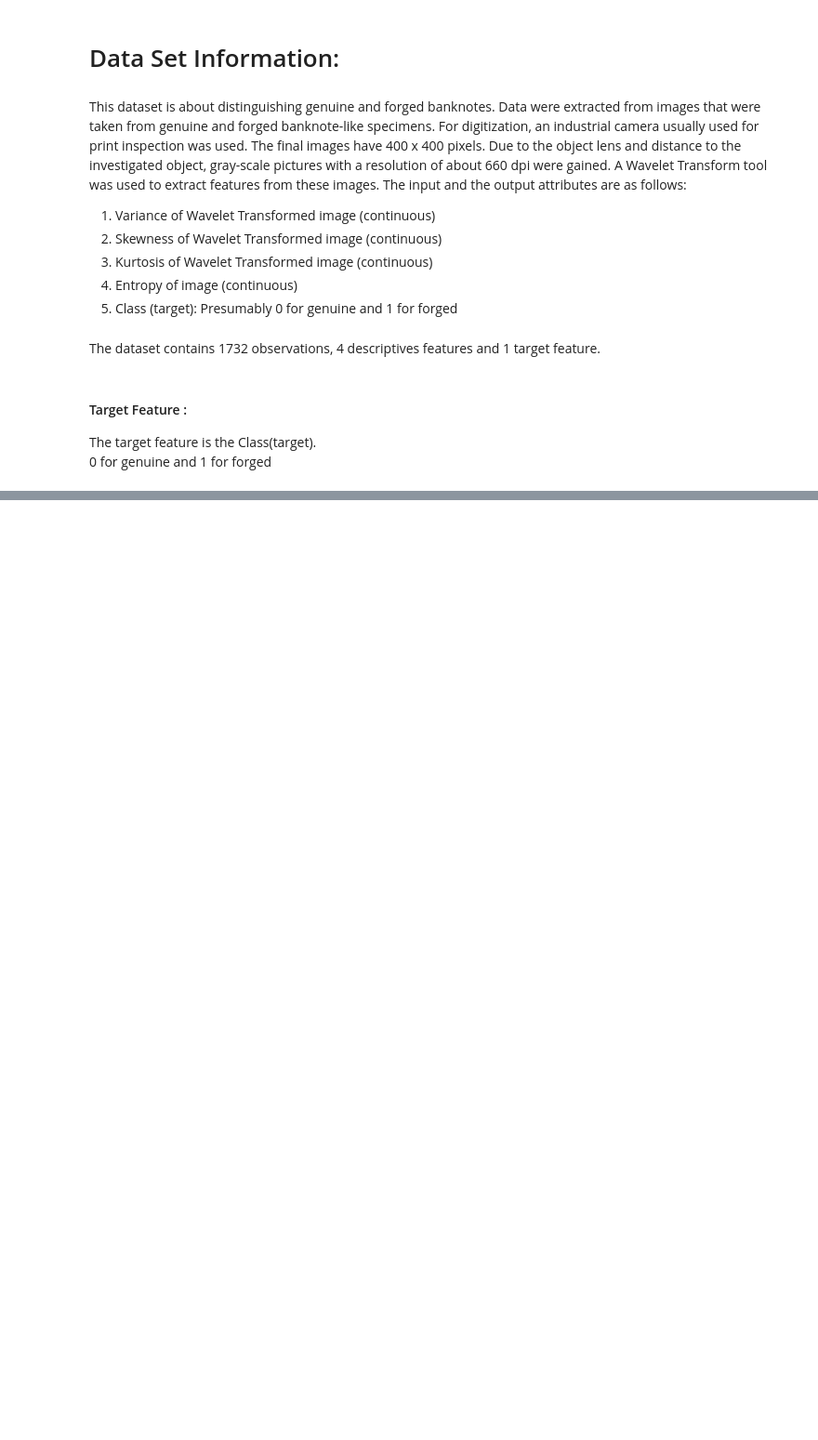
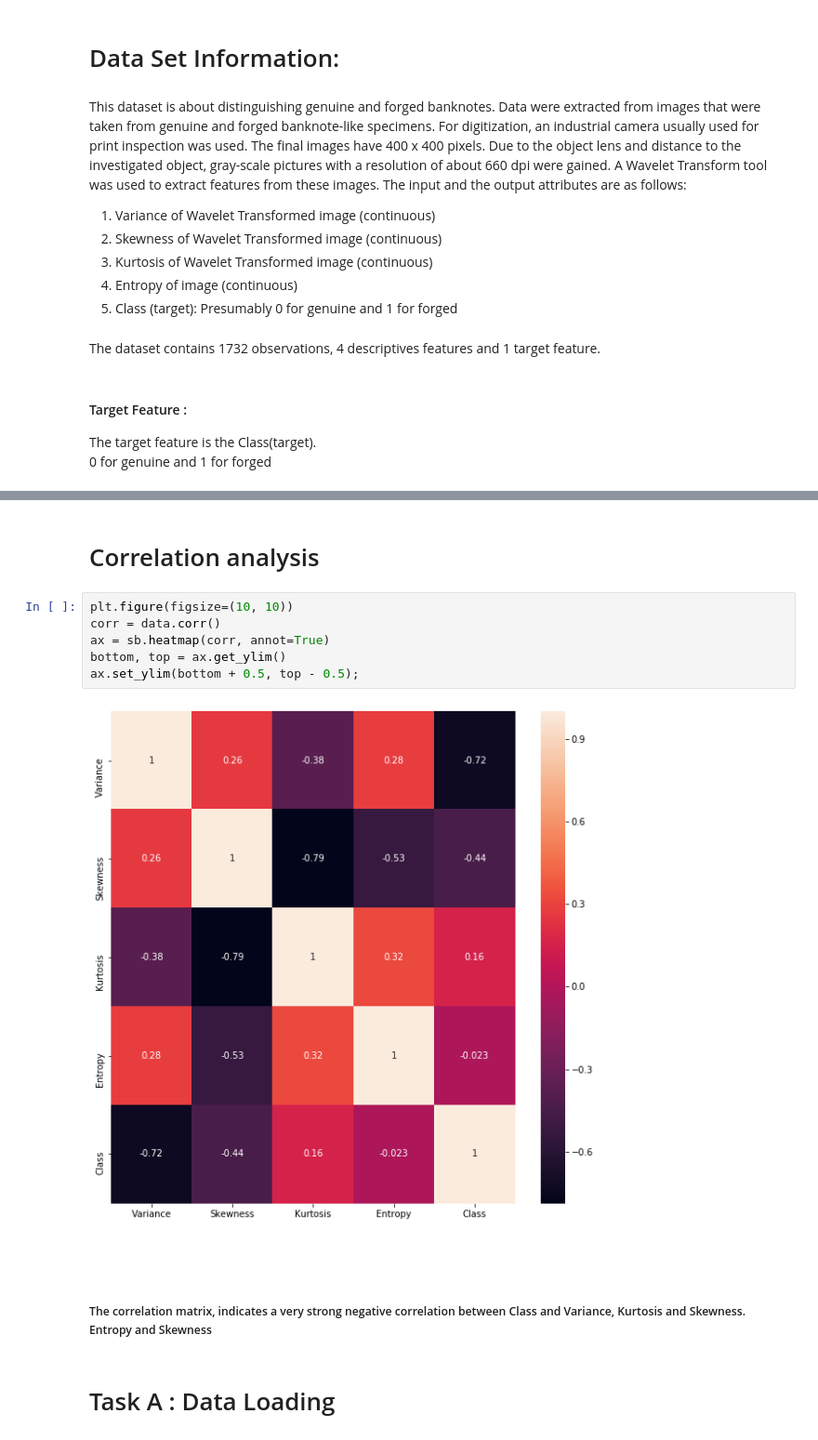
Before and after one commit to kartikm0021/Machine_Learning_Algorithms, a Jupyter notebook: Logistic_Regression/report/kartik_mahadevan_report.ipynb, the cells around one changed output, grey strips where cells are left out. Shown at 93% size. Saved outputs shown, nothing was run; the diff lists cells and outputs as text; blank space fills up the shorter version.

```diff
--- a/Logistic_Regression/report/kartik_mahadevan_report.ipynb
+++ b/Logistic_Regression/report/kartik_mahadevan_report.ipynb
@@ -28,0 +150,15 @@ The target feature is the Class(target). <br/>
+# %% [markdown]
+# Correlation analysis
+# %%
+plt.figure(figsize=(10, 10))
+corr = data.corr()
+ax = sb.heatmap(corr, annot=True)
+bottom, top = ax.get_ylim()
+ax.set_ylim(bottom + 0.5, top - 0.5);
+# %% [output]
+[figure, added]
+# %% [markdown]
+<br/><br/>
+##### The correlation matrix, indicates a very strong negative correlation between Class and Variance, Kurtosis and Skewness. Entropy and Skewness
+# %% [markdown]
+# Task A : Data Loading
```
Also changed, not shown: parts of 53 cells of this notebook, 15 other files.
